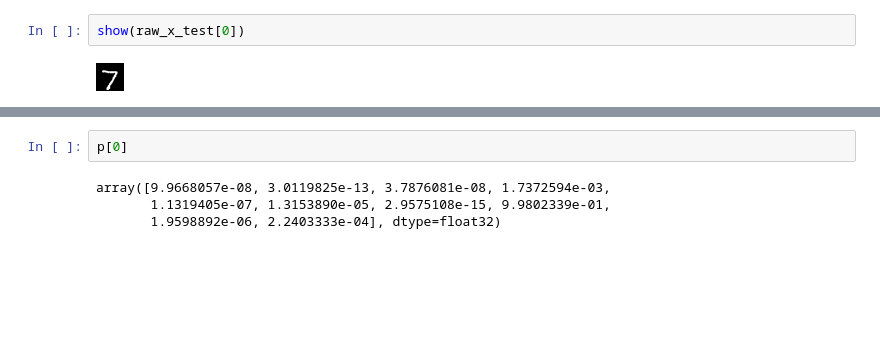
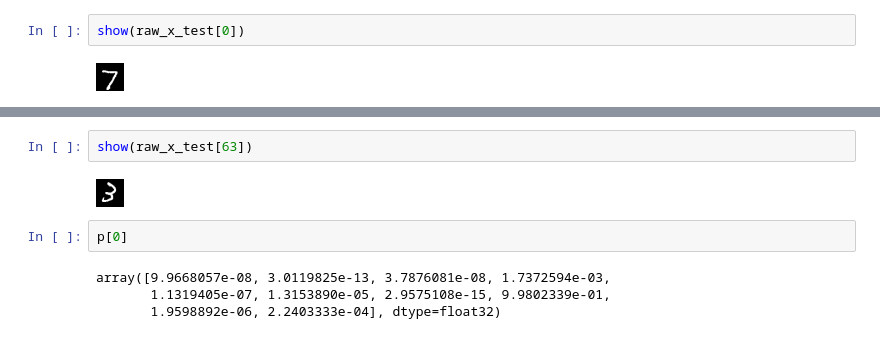
Before and after one commit to HidekiTsuiki/python, a Jupyter notebook: 13NeuralNet.ipynb, the cells around one changed output, grey strips where cells are left out. Drawn from its saved outputs; the diff is of its cells as text; blank space fills up the shorter version.

```diff
--- a/13NeuralNet.ipynb
+++ b/13NeuralNet.ipynb
@@ -189,3 +189,7 @@ print(raw_y_test[0:100]) # 正解
+# %%
+show(raw_x_test[63])
+# %% [output]
+[figure, added]
 # %%
 p[0]
 # %% [output]
```
Also changed, not shown: parts of 8 cells of this notebook, 7 other files.
